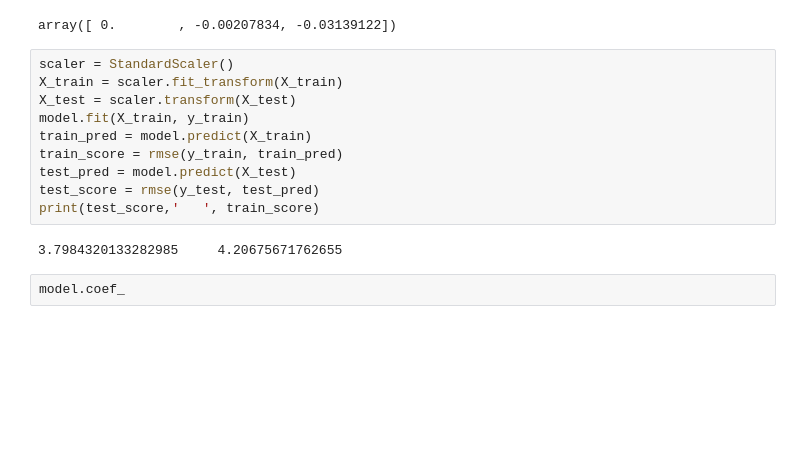
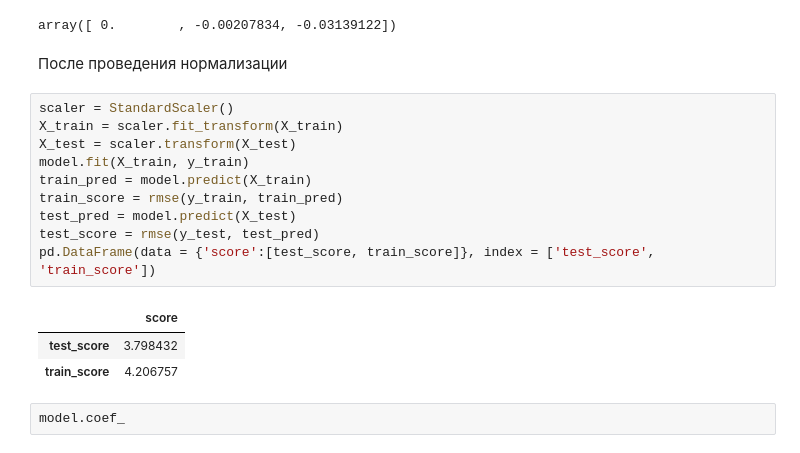
Before and after one commit to niksonnn/rss, a Jupyter notebook: overfitting_regularization.ipynb, the cells around one changed output. Drawn from its saved outputs; the diff is of its cells as text; blank space fills up the shorter version.

```diff
--- a/overfitting_regularization.ipynb
+++ b/overfitting_regularization.ipynb
@@ -580,18 +776,22 @@ print(test_score,'   ', train_score)
 model.coef_
 # %% [output]
 array([ 0.        , -0.00207834, -0.03139122])
+# %% [markdown]
+После проведения нормализации
 # %%
 scaler = StandardScaler()
 X_train = scaler.fit_transform(X_train)
 X_test = scaler.transform(X_test)
 model.fit(X_train, y_train)
 train_pred = model.predict(X_train)
 train_score = rmse(y_train, train_pred)
 test_pred = model.predict(X_test)
 test_score = rmse(y_test, test_pred)
-print(test_score,'   ', train_score)
+pd.DataFrame(data = {'score':[test_score, train_score]}, index = ['test_score', 'train_score'])
 # %% [output]
-3.7984320133282985     4.20675671762655
+|  | score |
+| test_score | 3.798432 |
+| train_score | 4.206757 |
 # %%
 model.coef_
 # %% [output]
```
Also changed, not shown: parts of 36 cells of this notebook.
